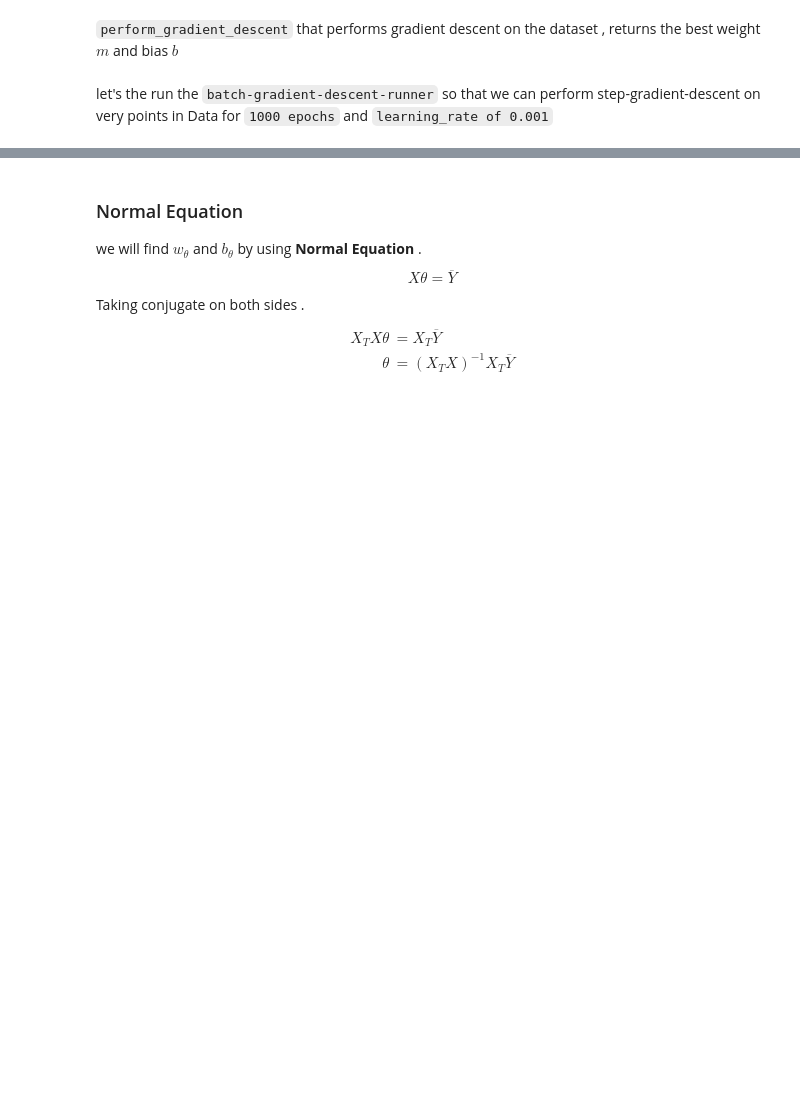
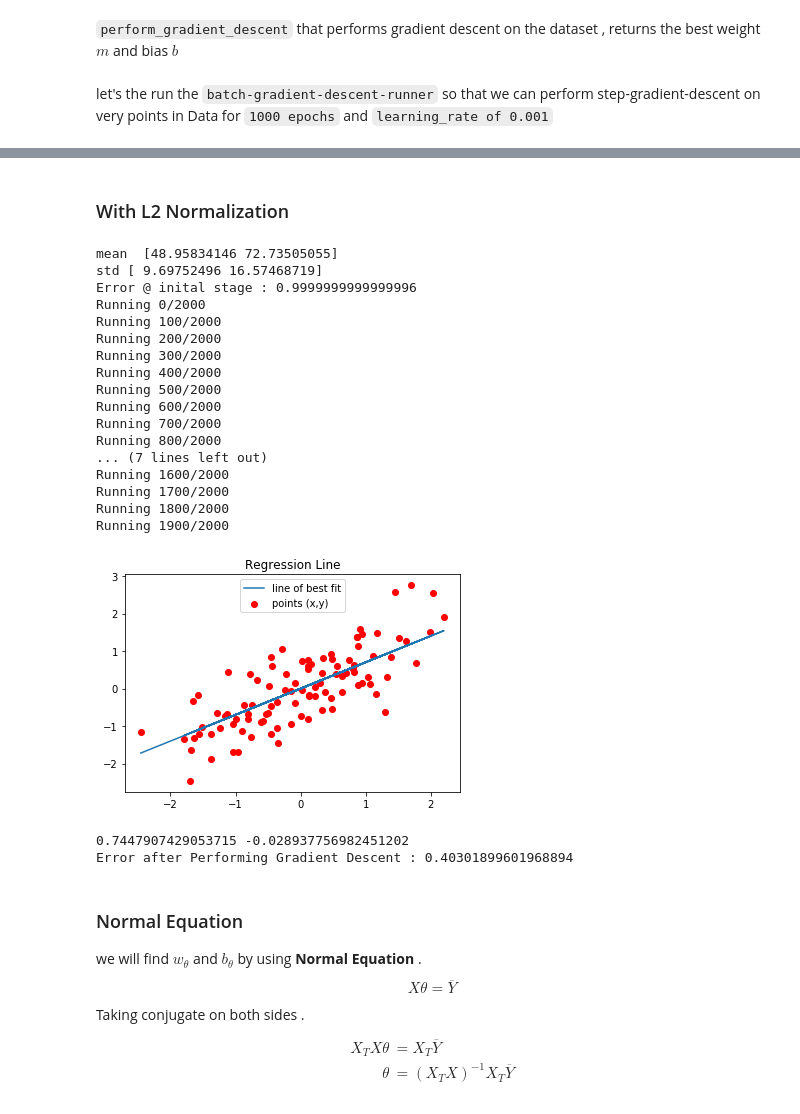
Before and after one commit to guruprasaad123/ml_for_life, a Jupyter notebook: from_scratch/gradient-descent/batch-gradient-descent.ipynb, the cells around one changed output, grey strips where cells are left out. Drawn from its saved outputs; the diff is of its cells as text; code cells hidden in the pictures; blank space fills up the shorter version.

```diff
--- a/from_scratch/gradient-descent/batch-gradient-descent.ipynb
+++ b/from_scratch/gradient-descent/batch-gradient-descent.ipynb
@@ -210,2 +237,16 @@ Error after Performing Gradient Descent : 112.61481011613475
+# %%
+def perform_gradient_descent_reg(data,m,b,lr=0.0001,epochs=1000):
+        m_array=b_array=[]
+        for i in range(epochs):
+                if(i % 100 == 0 ):
+                        print("Running {}/{}".format(i,epochs))
+                (m,b) = step_gradient_descent_reg(data,m,b,lr)
+                m_array.append(m)
+                b_array.append(b)
+        #np.array(m_array),np.array(b_array)
+
+        plot(data,m,b)
+
+        return (m,b,m_array,b_array)
 # %% [markdown]
 ### Feature Normalization
@@ -244,3 +294,43 @@ Error after Performing Gradient Descent : 0.4376465794454837
+# %% [markdown]
+### With L2 Normalization
+# %%
+def start():
+    data = genfromtxt(path.join('data.csv'),delimiter=',')
+    data = featureNormalize(data)
+    initial_m = 0
+    initial_b = 0
+    error=compute_error(data,initial_m,initial_b)
+    print("Error @ inital stage : {}".format(error))
+    (m,b,m_array,b_array)=perform_gradient_descent_reg(data,initial_m,initial_b,0.01,2000)
+    #print('gradient ',m,b)0
+    N=len(m_array)
+    e_array=[]
+    error=compute_error(data,m,b)
+    print(m,b)
+    print("Error after Performing Gradient Descent : {}".format(error))
+
+start()
+# %% [output]
+mean  [48.95834146 72.73505055]
+std [ 9.69752496 16.57468719]
+Error @ inital stage : 0.9999999999999996
+Running 0/2000
+Running 100/2000
+Running 200/2000
+Running 300/2000
+Running 400/2000
+Running 500/2000
+Running 600/2000
+Running 700/2000
+Running 800/2000
+... (7 lines left out)
+Running 1600/2000
+Running 1700/2000
+Running 1800/2000
+Running 1900/2000
+[figure, added]
+0.7447907429053715 -0.028937756982451202
+Error after Performing Gradient Descent : 0.40301899601968894
 # %% [markdown]
 ### Normal Equation
 we will find $w_{\theta}$ and $b_{\theta}$ by using <b>Normal Equation</b> .
```
Also changed, not shown: parts of 8 cells of this notebook.
